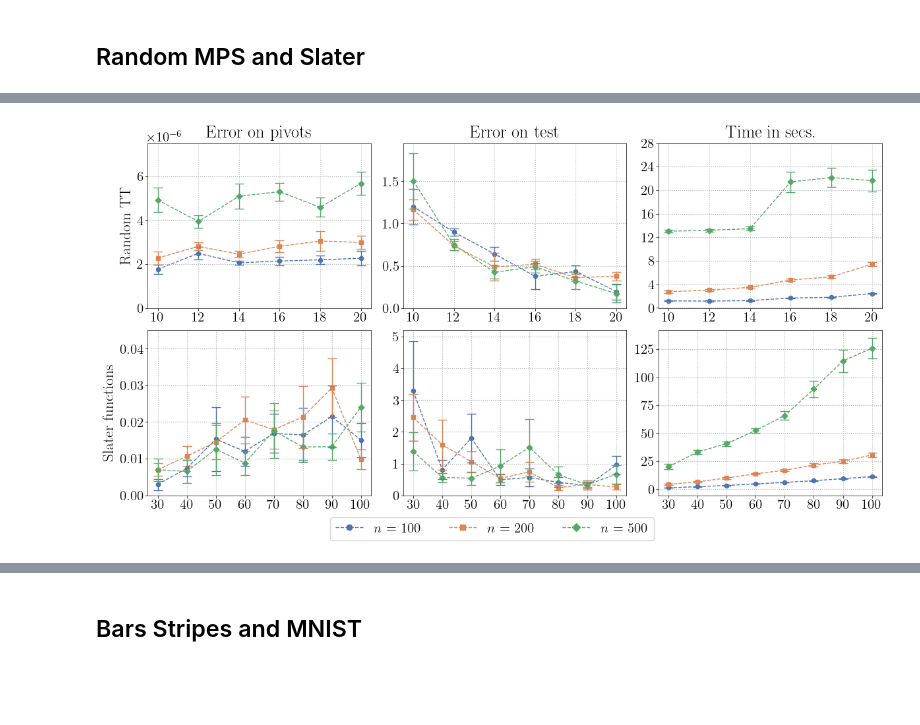
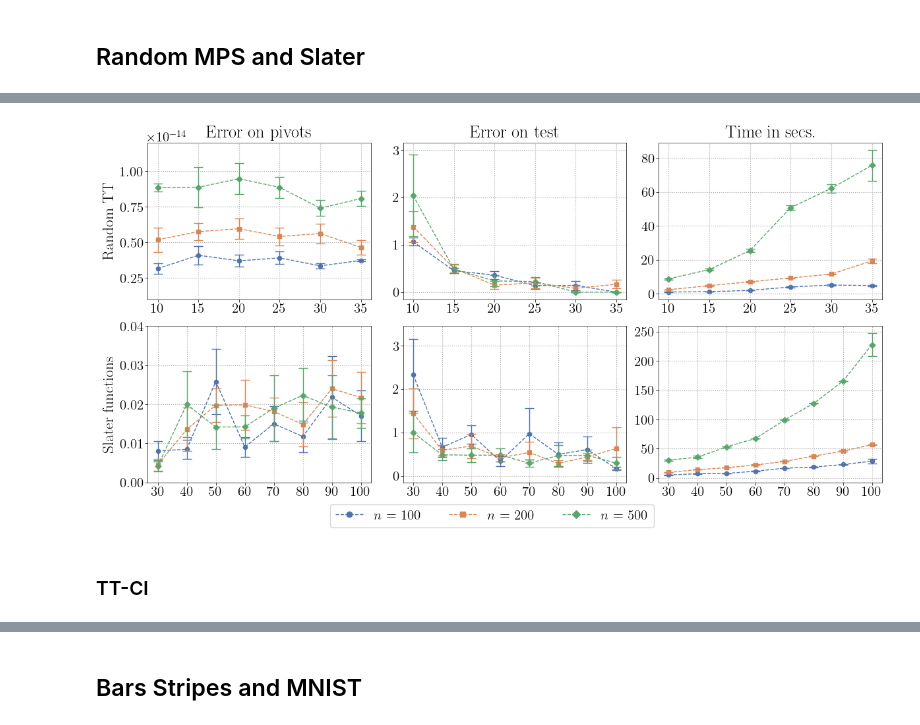
Before and after one commit to joserapa98/tensorization-nns, a Jupyter notebook: experiments/1_performance/performance.ipynb, the cells around one changed output, grey strips where cells are left out. Saved outputs shown, nothing was run; the diff lists cells and outputs as text; code cells hidden in the pictures; blank space fills up the shorter version.

```diff
--- a/experiments/1_performance/performance.ipynb
+++ b/experiments/1_performance/performance.ipynb
@@ -17,7 +19,8 @@ phys_dim = 2
 bond_dim1 = 10
 bond_dim2 = None
 samples_size = 1000
-sketch_size_list = [10, 12, 14, 16, 18, 20]
+# sketch_size_list = [10, 12, 14, 16, 18, 20]
+sketch_size_list = [10, 15, 20, 25, 30, 35]
 
 results_dir = os.path.join(cwd, 'results', '1_performance', 'random_mps')
 
@@ -25,7 +28,9 @@ errors_random_mps = {}
 sketch_random_mps = {}
 times_random_mps = {}
 
+print('Medians:\n--------')
 for n_features in n_features_list:
+    print(f'N. Features: {n_features}')
     for sketch_size in sketch_size_list:
         bond_dim2 = sketch_size
         aux_dir = f'rss_{n_features}_{phys_dim}_{bond_dim1}_{bond_dim2}_{samples_size}_{sketch_size}'
@@ -55,6 +60,10 @@ for n_features in n_features_list:
         cond = (aux_times >= (quantiles[0] - 1.5 * iqr)) * (aux_times <= (quantiles[1] + 1.5 * iqr))
         aux_times = aux_times[cond]
 
+        print(f'\t{sketch_size} --> Sketch: {aux_sketch.median():.2e}, '
+              f'Test: {aux_errors.median():.2e}, '
+              f'Time: {aux_times.median():.2e}')
+
         if n_features not in errors_random_mps:
             errors_random_mps[n_features] = [(aux_errors.mean(), aux_errors.std())]
             sketch_random_mps[n_features] = [(aux_sketch.mean(), aux_sketch.std())]
@@ -64,5 +73,6 @@ for n_features in n_features_list:
             sketch_random_mps[n_features].append((aux_sketch.mean(), aux_sketch.std()))
             times_random_mps[n_features].append((aux_times.mean(), aux_times.std()))
 
+print('\nMeans:\n------')
 errors_random_mps
 # %% [output]
@@ -99,8 +126,10 @@ errors_slater = {}
 sketch_slater = {}
 times_slater = {}
 
+print('Medians:\n--------')
 for d in d_list:
     n_features = m*d
+    print(f'N. Features: {n_features}')
     for sketch_size in sketch_size_list:
         aux_dir = f'rss_{L}_{m}_{d}_{bond_dim}_{samples_size}_{sketch_size}'
         files = os.listdir(os.path.join(results_dir, aux_dir))
@@ -129,6 +158,10 @@ for d in d_list:
         cond = (aux_times >= (quantiles[0] - 1.5 * iqr)) * (aux_times <= (quantiles[1] + 1.5 * iqr))
         aux_times = aux_times[cond]
 
+        print(f'\t{sketch_size} --> Sketch: {aux_sketch.median():.2e}, '
+              f'Test: {aux_errors.median():.2e}, '
+              f'Time: {aux_times.median():.2e}')
+
         if n_features not in errors_slater:
             errors_slater[n_features] = [(aux_errors.mean(), aux_errors.std())]
             sketch_slater[n_features] = [(aux_sketch.mean(), aux_sketch.std())]
@@ -138,5 +171,6 @@ for d in d_list:
             sketch_slater[n_features].append((aux_sketch.mean(), aux_sketch.std()))
             times_slater[n_features].append((aux_times.mean(), aux_times.std()))
 
+print('\nMeans:\n------')
 errors_slater
 # %% [output]
@@ -182,7 +233,8 @@ fig, axs = plt.subplots(2, 3, figsize=(12, 6))
 
 # Random MPS
 # ----------
-sketch_size_list = [10, 12, 14, 16, 18, 20]
+# sketch_size_list = [10, 12, 14, 16, 18, 20]
+sketch_size_list = [10, 15, 20, 25, 30, 35]
 
 # Sketch
 for i, n_features in enumerate([100, 200, 500]):
@@ -200,11 +252,13 @@ for i, n_features in enumerate([100, 200, 500]):
 axs[0, 0].set_ylabel('Random TT')
 axs[0, 0].set_title('Error on pivots')
 
-axs[0, 0].set_ylim(0, 0.75 * 1e-5)
+# axs[0, 0].set_ylim(0, 0.75 * 1e-5)
+axs[0, 0].set_ylim(0.1 * 1e-14, 1.2 * 1e-14)
 axs[0, 0].yaxis.grid(linestyle=':')
 axs[0, 0].xaxis.grid(linestyle=':')
 
-axs[0, 0].set_xticks(torch.arange(10, 22, 2))
+# axs[0, 0].set_xticks(torch.arange(10, 22, 2))
+axs[0, 0].set_xticks(torch.arange(10, 40, 5))
 
 
 # Errors
@@ -222,11 +276,13 @@ for i, n_features in enumerate([100, 200, 500]):
 # Set axes
 axs[0, 1].set_title('Error on test')
 
-axs[0, 1].set_ylim(0, 1.95)
+# axs[0, 1].set_ylim(0, 1.95)
+axs[0, 1].set_ylim(-0.15, 3.15)
 axs[0, 1].yaxis.grid(linestyle=':')
 axs[0, 1].xaxis.grid(linestyle=':')
 
-axs[0, 1].set_xticks(torch.arange(10, 22, 2))
+# axs[0, 1].set_xticks(torch.arange(10, 22, 2))
+axs[0, 1].set_xticks(torch.arange(10, 40, 5))
 
 
 # Times
@@ -247,8 +303,9 @@ axs[0, 2].set_title('Time in secs.')
 axs[0, 2].yaxis.grid(linestyle=':')
 axs[0, 2].xaxis.grid(linestyle=':')
 
-axs[0, 2].set_xticks(torch.arange(10, 22, 2))
-axs[0, 2].set_yticks(torch.arange(0, 32, 4))
+# axs[0, 2].set_xticks(torch.arange(10, 22, 2))
+axs[0, 2].set_xticks(torch.arange(10, 40, 5))
+# axs[0, 2].set_yticks(torch.arange(0, 32, 4))
 
 
 # Slater
@@ -270,7 +327,8 @@ for i, n_features in enumerate([100, 200, 500]):
 # Set axes
 axs[1, 0].set_ylabel('Slater functions')
 
-axs[1, 0].set_ylim(0, 0.045)
+# axs[1, 0].set_ylim(0, 0.045)
+axs[1, 0].set_ylim(0, 0.04)
 axs[1, 0].yaxis.grid(linestyle=':')
 axs[1, 0].xaxis.grid(linestyle=':')
 
@@ -289,12 +347,13 @@ for i, n_features in enumerate([100, 200, 500]):
                       color=colors[i], marker=markers[i], label=labels[i])
 
 # Set axes
-axs[1, 1].set_ylim(0, 5.2)
+# axs[1, 1].set_ylim(0, 5.2)
+axs[1, 1].set_ylim(-0.15, 3.45)
 axs[1, 1].yaxis.grid(linestyle=':')
 axs[1, 1].xaxis.grid(linestyle=':')
 
 axs[1, 1].set_xticks(torch.arange(30, 110, 10))
-axs[1, 1].set_yticks(torch.arange(0, 6, 1))
+# axs[1, 1].set_yticks(torch.arange(0, 6, 1))
 
 
 # Times
@@ -314,7 +373,8 @@ axs[1, 2].yaxis.grid(linestyle=':')
 axs[1, 2].xaxis.grid(linestyle=':')
 
 axs[1, 2].set_xticks(torch.arange(30, 110, 10))
-axs[1, 2].set_yticks(torch.arange(0, 140, 25))
+# axs[1, 2].set_yticks(torch.arange(0, 140, 25))
+axs[1, 2].set_yticks(torch.arange(0, 300, 50))
 
 
 # Create custom legend handles
@@ -324,31 +384,33 @@ custom_handles = [
     Line2D([0], [0], color=color, linestyle='--', marker=marker, markersize=6, linewidth=1., label=label)
     for color, marker, label in zip(colors, markers, labels)
 ]
 
 # Add a single legend to the figure
 fig.legend(
     handles=custom_handles,
     loc='lower center',
     ncol=3,
     bbox_to_anchor=(0.5, -0.075),  # Centered below the plots
     # frameon=False
 )
 
 
 plt.tight_layout(pad=0.25)
 
 
 for i in range(2):
     for j in range(3):
         axs[i, j].tick_params(axis='both', which='major', pad=1,
                               direction='out', length=3, width=0.5)  # Default is usually around 6-10
         axs[i, j].tick_params(axis='both', which='minor', pad=1,
                               direction='out', length=3, width=0.5)
 
 results_dir = os.path.join(cwd, 'results', '1_performance')
 plt.savefig(os.path.join(results_dir, 'performance_slater_random.pdf'),
             bbox_inches='tight')
 
 plt.show()
 # %% [output]
-[figure, old version]
+[figure, new version]
+# %% [markdown]
+### TT-CI
```
Also changed, not shown: parts of 12 cells of this notebook, 7 other files.
